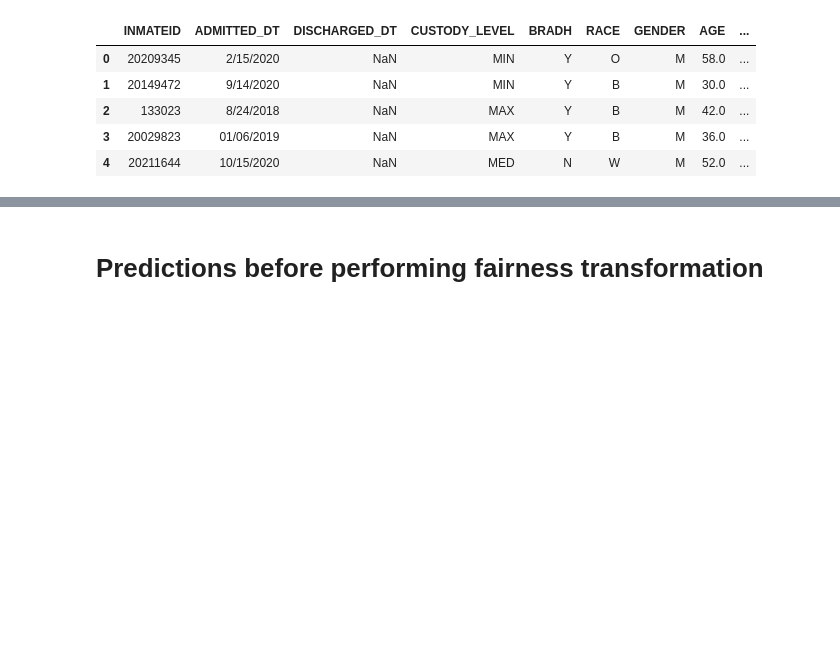
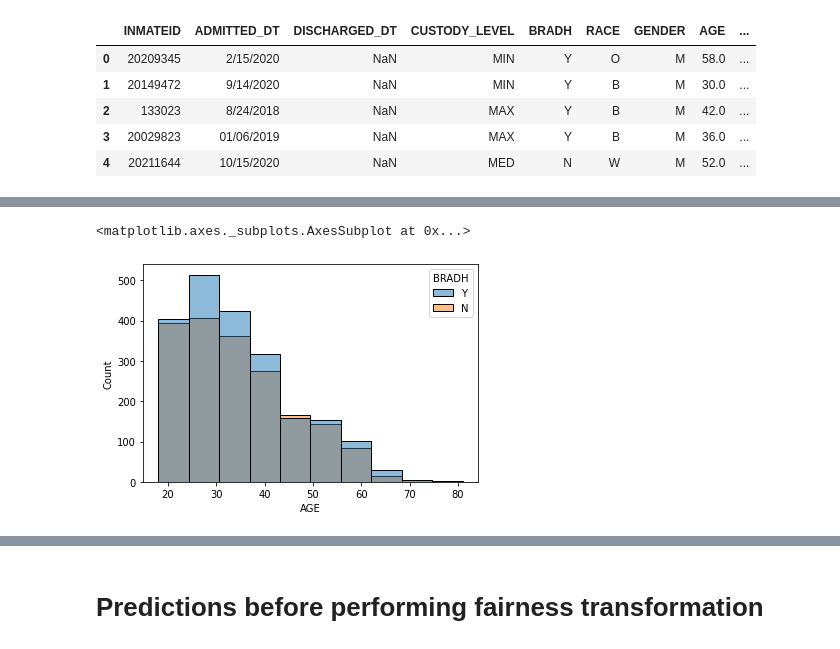
Before and after one commit to FrancisDcruz/OpenFairness, a Jupyter notebook: crime_fareness_.ipynb, the cells around one changed output, grey strips where cells are left out. Saved outputs shown, nothing was run; the diff lists cells and outputs as text; code cells hidden in the pictures; blank space fills up the shorter version.

```diff
--- a/crime_fareness_.ipynb
+++ b/crime_fareness_.ipynb
@@ -156,0 +149,5 @@ y=data.iloc[:,-1].values
+# %%
+sns.histplot(data,bins=10,x='AGE',hue='BRADH')
+# %% [output]
+<matplotlib.axes._subplots.AxesSubplot at 0x...>
+[figure, added]
```
Also changed, not shown: parts of 92 cells of this notebook.
